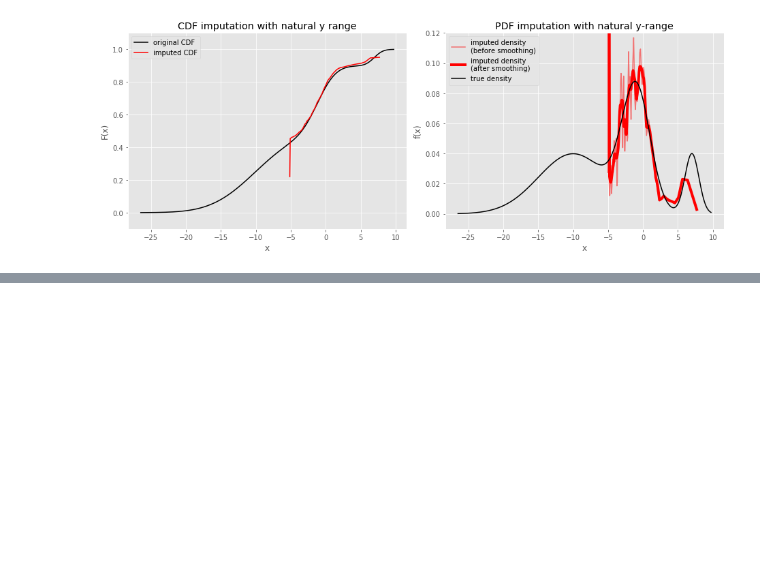
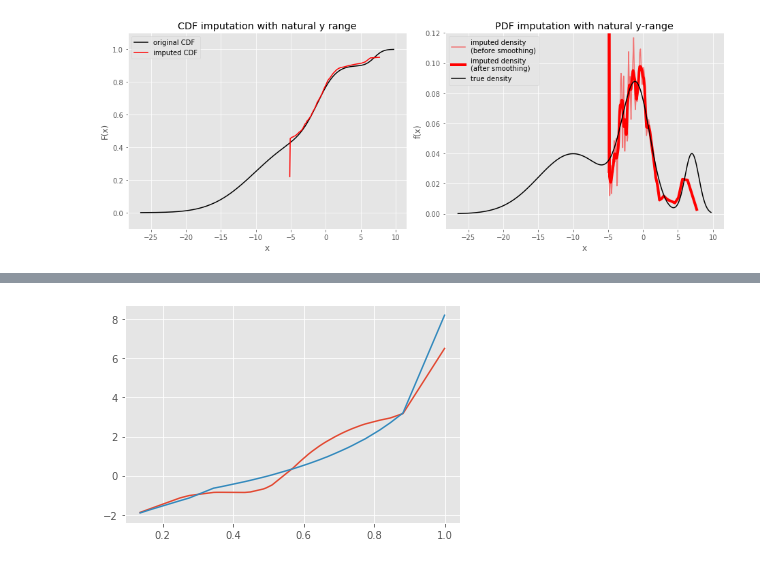
Before and after one commit to matomatical/neuRL, a Jupyter notebook: Imputation-Direct.ipynb, the cells around one changed output, grey strips where cells are left out. Cells and saved outputs as stored; diff of their text form; code cells hidden in the pictures; blank space fills up the shorter version.

```diff
--- a/Imputation-Direct.ipynb
+++ b/Imputation-Direct.ipynb
@@ -240,0 +347,17 @@ direct_impute(taus=np.linspace(0.501, 0.999, 99))
+# %%
+# i'm going to need the expectiles to be roughly smoothed so that the
+# gradient calculation makes sense
+def smooth(fy, y, w=1):
+    fys = np.zeros_like(fy)
+    for i in range(len(y)):
+        # TODO: vectorise
+        dists = np.exp(-(y-y[i])**2/w)
+        fys[i] = np.average(fy, weights=dists)
+    return fys
+smooth_expts = smooth(neural_expts, neural_asyms, w=0.01)
+plt.plot(neural_asyms, smooth_expts)
+# compare to expectiles of the sample
+plt.plot(neural_asyms, expectile(neural_sample, neural_asyms))
+plt.show()
+# %% [output]
+[figure, added]
```
Also changed, not shown: parts of 8 cells of this notebook, 2 other files.
